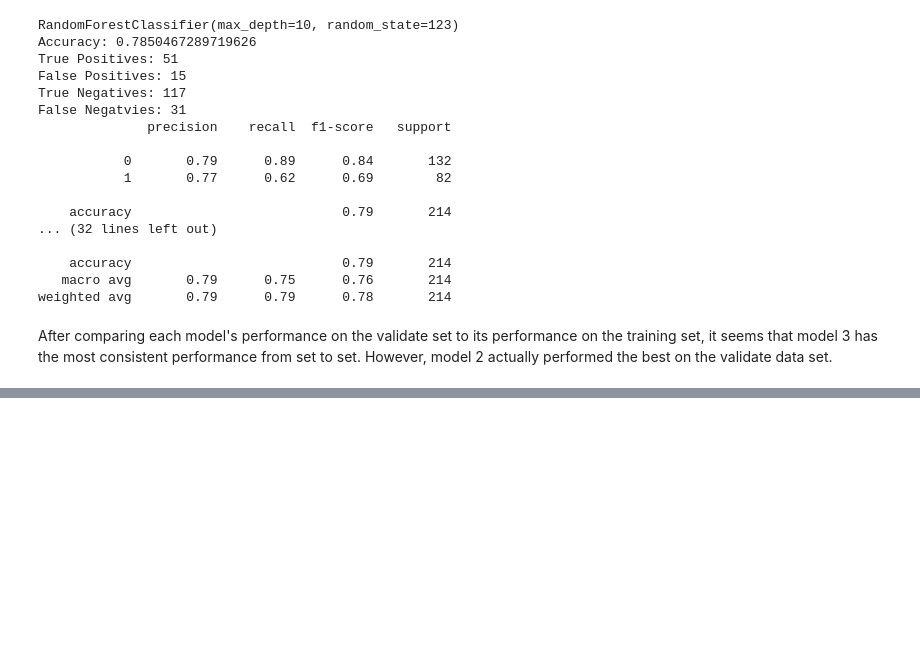
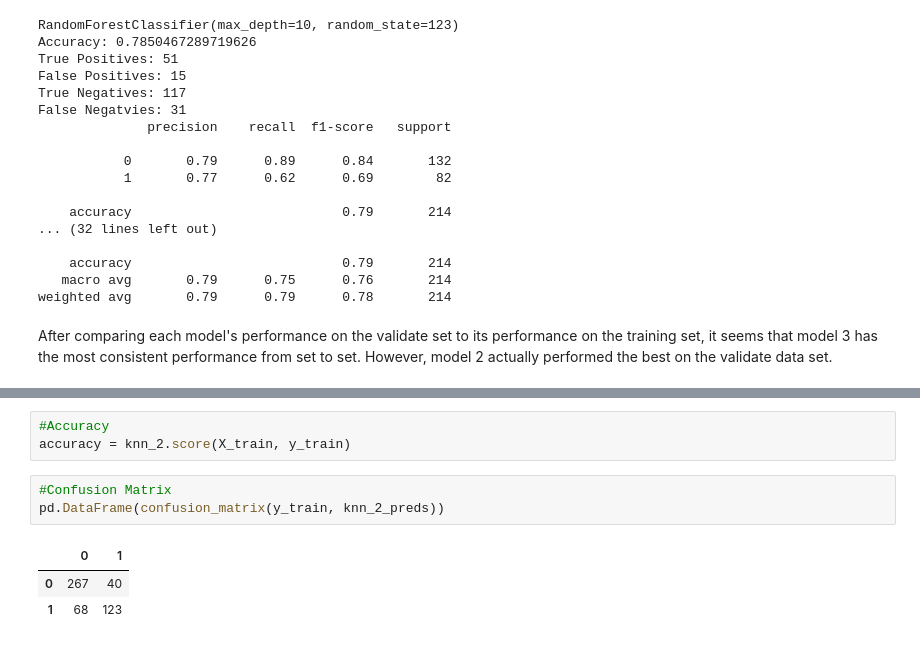
Before and after one commit to johnathon-smith/classification-exercises, a Jupyter notebook: model.ipynb, the cells around one changed output, grey strips where cells are left out. Saved outputs shown, nothing was run; the diff lists cells and outputs as text; blank space fills up the shorter version.

```diff
--- a/model.ipynb
+++ b/model.ipynb
@@ -433,0 +498,10 @@ After comparing each model's performance on the validate set to its performance
+# %%
+#Accuracy
+accuracy = knn_2.score(X_train, y_train)
+# %%
+#Confusion Matrix
+pd.DataFrame(confusion_matrix(y_train, knn_2_preds))
+# %% [output]
+|  | 0 | 1 |
+| 0 | 267 | 40 |
+| 1 | 68 | 123 |
```
Also changed, not shown: parts of 24 cells of this notebook.
